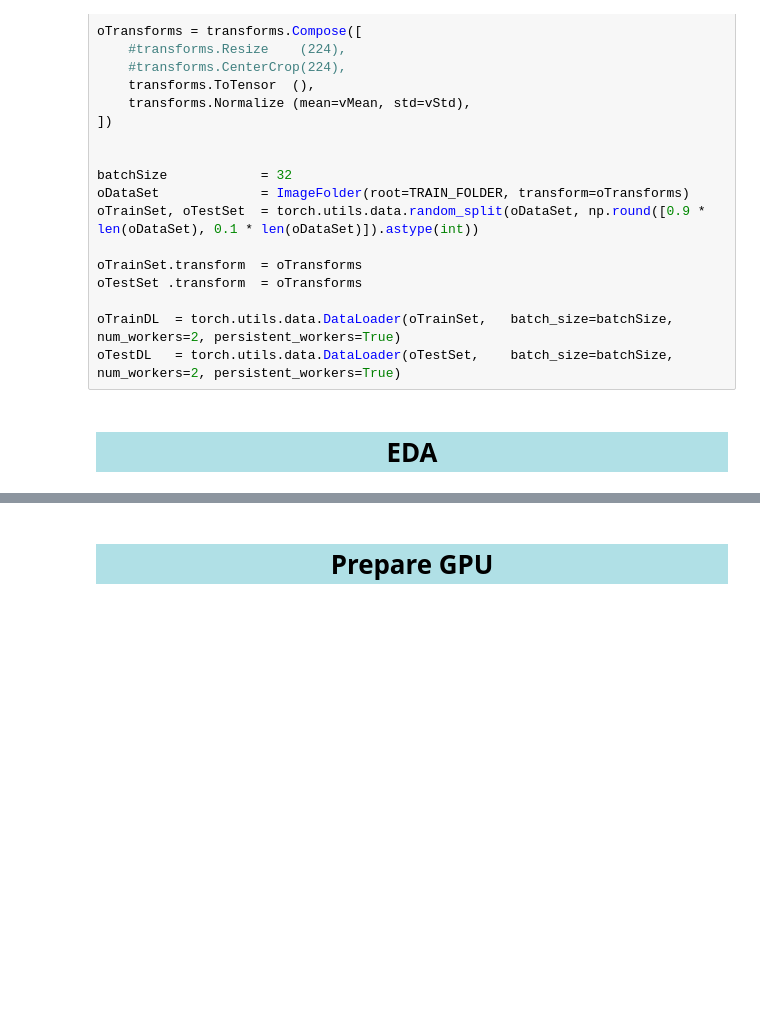
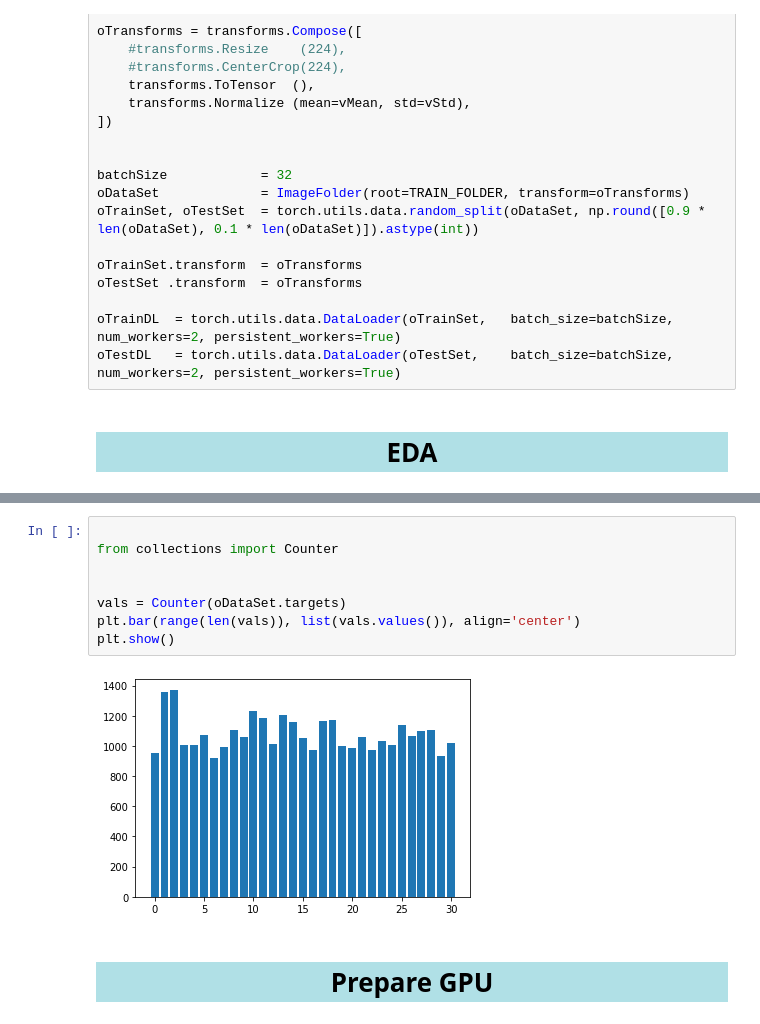
Before and after one commit to amitliron/My_AI_Exercises, a Jupyter notebook: Age prediction/Age_Regression.ipynb, the cells around one changed output, grey strips where cells are left out. Cells and saved outputs as stored; diff of their text form; blank space fills up the shorter version.

```diff
--- a/Age prediction/Age_Regression.ipynb
+++ b/Age prediction/Age_Regression.ipynb
@@ -103,3 +107,13 @@ for catgory in range(0,3):
+# %%
+
+from collections import Counter
+
+
+vals = Counter(oDataSet.targets)
+plt.bar(range(len(vals)), list(vals.values()), align='center')
+plt.show()
+# %% [output]
+[figure, added]
 # %% [markdown]
 <H1 style="background-color:powderblue;">
     <center>
```
Also changed, not shown: parts of 8 cells of this notebook, 2 other files.
